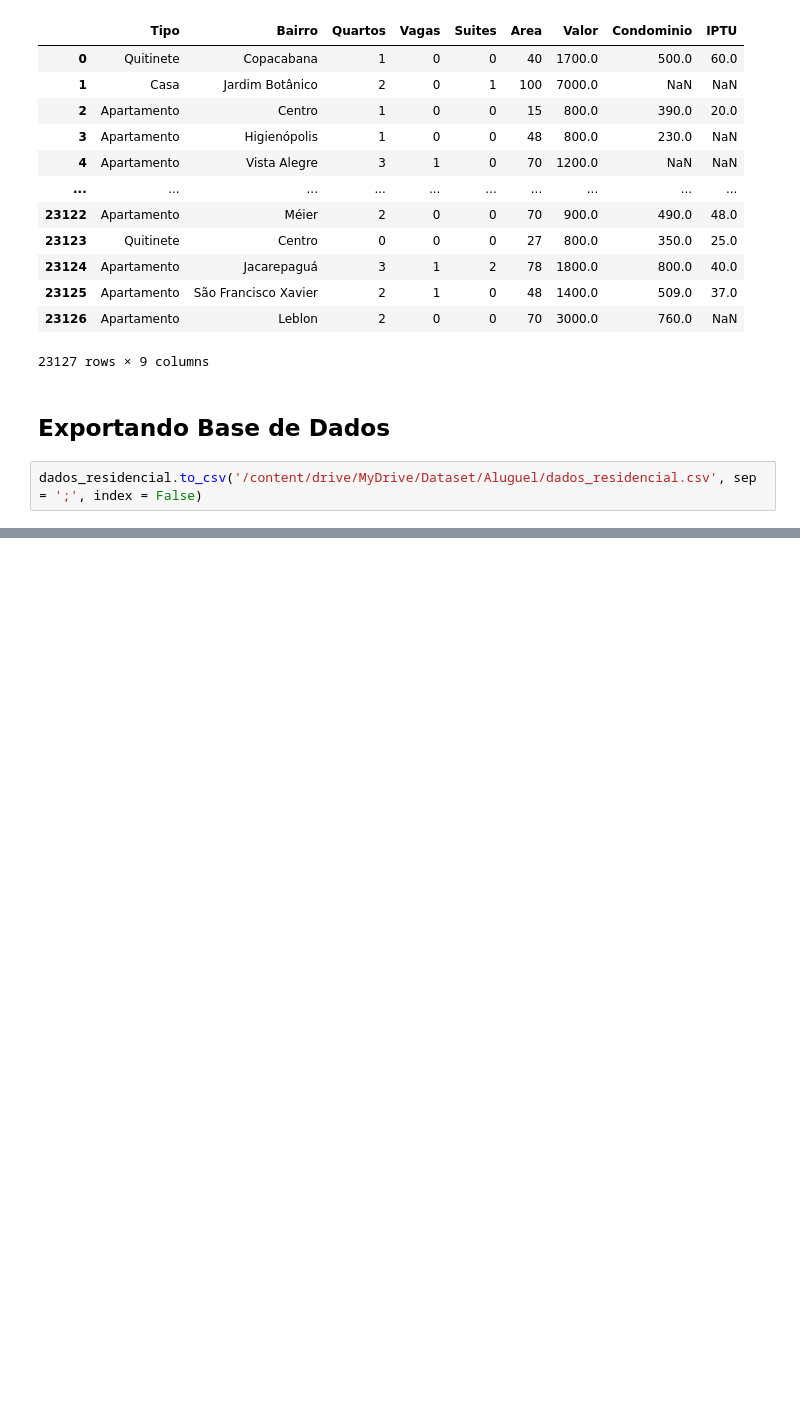
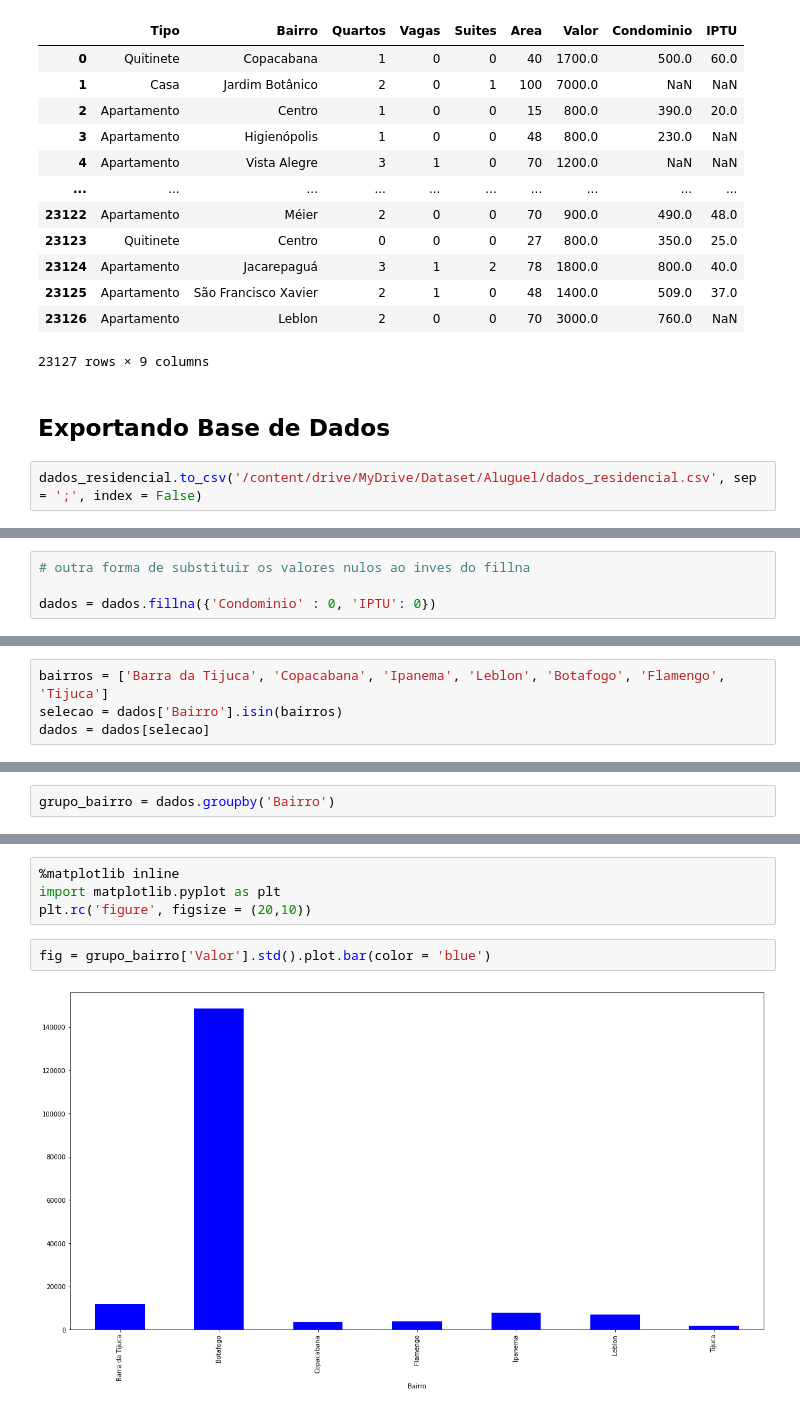
Before and after one commit to Henrxque/02_Pandas_Tratando_e_Analisando_Dados, a Jupyter notebook: 02_Pandas_Tratando_e_Analisando_Dados.ipynb, the cells around one changed output, grey strips where cells are left out. Drawn from its saved outputs; the diff is of its cells as text; blank space fills up the shorter version.

```diff
--- a/02_Pandas_Tratando_e_Analisando_Dados.ipynb
+++ b/02_Pandas_Tratando_e_Analisando_Dados.ipynb
@@ -518,0 +664,4 @@ dados_residencial.to_csv('/content/drive/MyDrive/Dataset/Aluguel/dados_residenci
+# %%
+# outra forma de substituir os valores nulos ao inves do fillna
+
+dados = dados.fillna({'Condominio' : 0, 'IPTU': 0})
@@ -518,0 +704,4 @@ dados_residencial.to_csv('/content/drive/MyDrive/Dataset/Aluguel/dados_residenci
+# %%
+bairros = ['Barra da Tijuca', 'Copacabana', 'Ipanema', 'Leblon', 'Botafogo', 'Flamengo', 'Tijuca']
+selecao = dados['Bairro'].isin(bairros)
+dados = dados[selecao]
@@ -518,0 +719,2 @@ dados_residencial.to_csv('/content/drive/MyDrive/Dataset/Aluguel/dados_residenci
+# %%
+grupo_bairro = dados.groupby('Bairro')
@@ -518,0 +792,8 @@ dados_residencial.to_csv('/content/drive/MyDrive/Dataset/Aluguel/dados_residenci
+# %%
+%matplotlib inline
+import matplotlib.pyplot as plt
+plt.rc('figure', figsize = (20,10))
+# %%
+fig = grupo_bairro['Valor'].std().plot.bar(color = 'blue')
+# %% [output]
+[figure, added]
```
Also changed, not shown: parts of 53 cells of this notebook.
